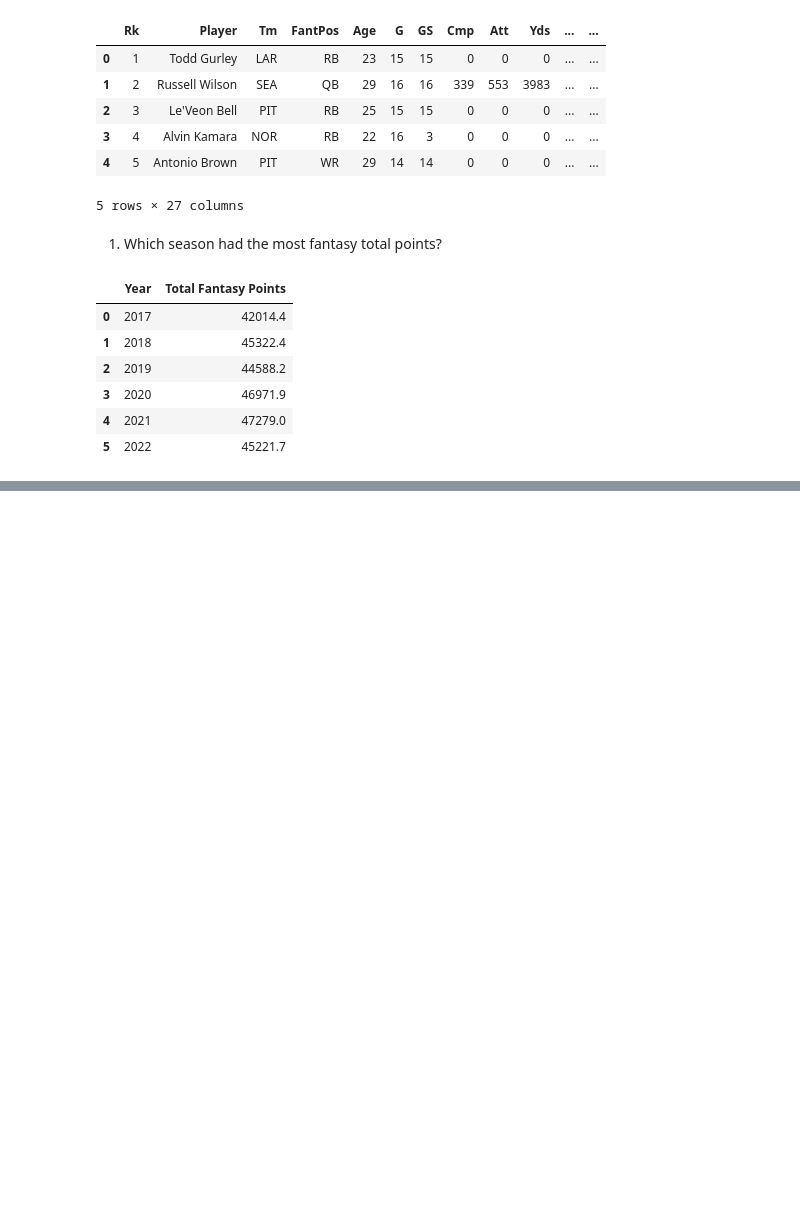
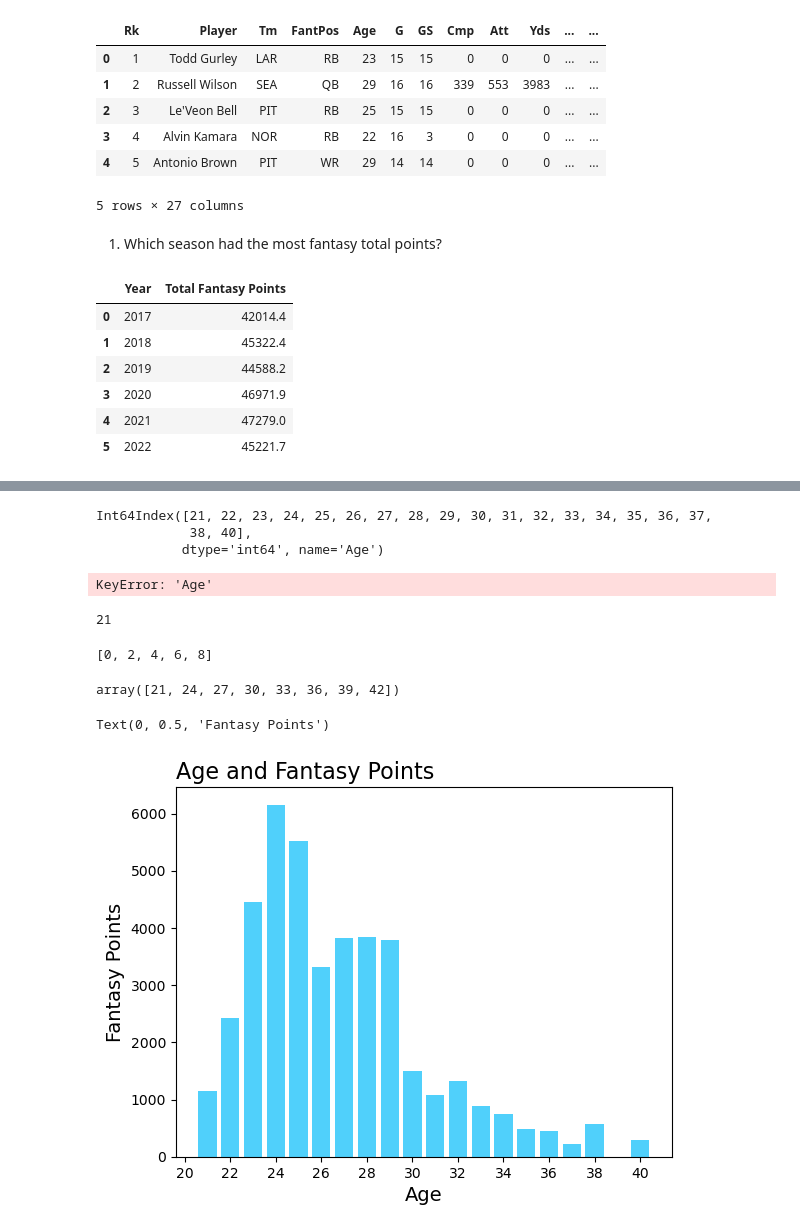
Before and after one commit to ShawnS33/fire_fantasy_project, a Jupyter notebook: fantasy_football_angel.ipynb, the cells around one changed output, grey strips where cells are left out. Saved outputs shown, nothing was run; the diff lists cells and outputs as text; code cells hidden in the pictures; blank space fills up the shorter version.

```diff
--- a/fantasy_football_angel.ipynb
+++ b/fantasy_football_angel.ipynb
@@ -53,0 +201,3 @@ FantasyTotalPointsDF
+# %%
+AgeSeries2017 = MainDF2017.groupby(by = "Age").sum()["PPR"]
+AgeSeries2017
@@ -53,0 +222,18 @@ FantasyTotalPointsDF
+# %%
+AgeSeries2017.index
+# %% [output]
+Int64Index([21, 22, 23, 24, 25, 26, 27, 28, 29, 30, 31, 32, 33, 34, 35, 36, 37,
+            38, 40],
+           dtype='int64', name='Age')
+# %%
+AgeSeries2017["Age"]
+# %% [output]
+KeyError: 'Age'
+# %%
+min(MainDF2017["Age"])
+# %% [output]
+21
+# %%
+list(range(0,10,2))
+# %% [output]
+[0, 2, 4, 6, 8]
@@ -53,0 +242,21 @@ FantasyTotalPointsDF
+# %%
+np.arange(21,45,3)
+# %% [output]
+array([21, 24, 27, 30, 33, 36, 39, 42])
+# %%
+plt.bar(x = AgeSeries2017.index,
+        height = list(AgeSeries2017),
+        color = blue)
+plt.title(label = "Age and Fantasy Points",
+          loc = "left",
+          fontsize = 16)
+#plt.xlim(min(MainDF2017["Age"]) - 1, max(MainDF2017["Age"]) + 1)
+plt.xticks(np.arange(min(MainDF2017["Age"]) - 1, max(MainDF2017["Age"])  + 1 ,2))
+
+plt.xlabel(xlabel = "Age",
+           fontsize = 14)
+plt.ylabel(ylabel = "Fantasy Points",
+           fontsize = 14)
+# %% [output]
+Text(0, 0.5, 'Fantasy Points')
+[figure, added]
```
Also changed, not shown: parts of 20 cells of this notebook.
